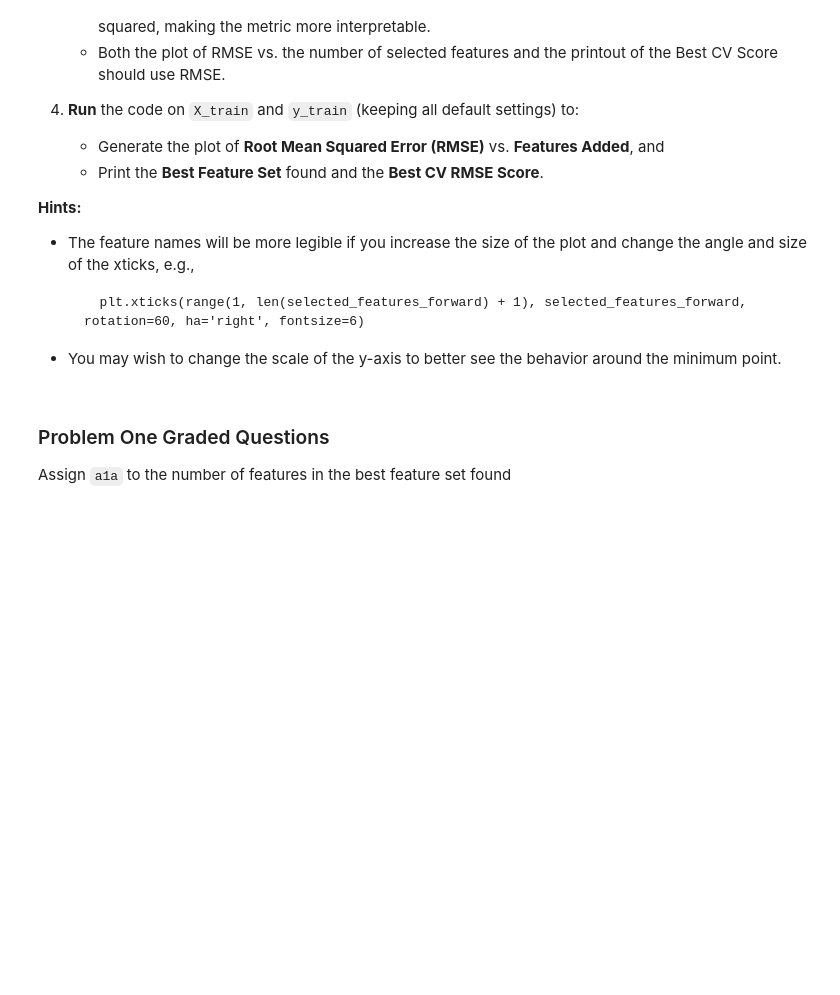
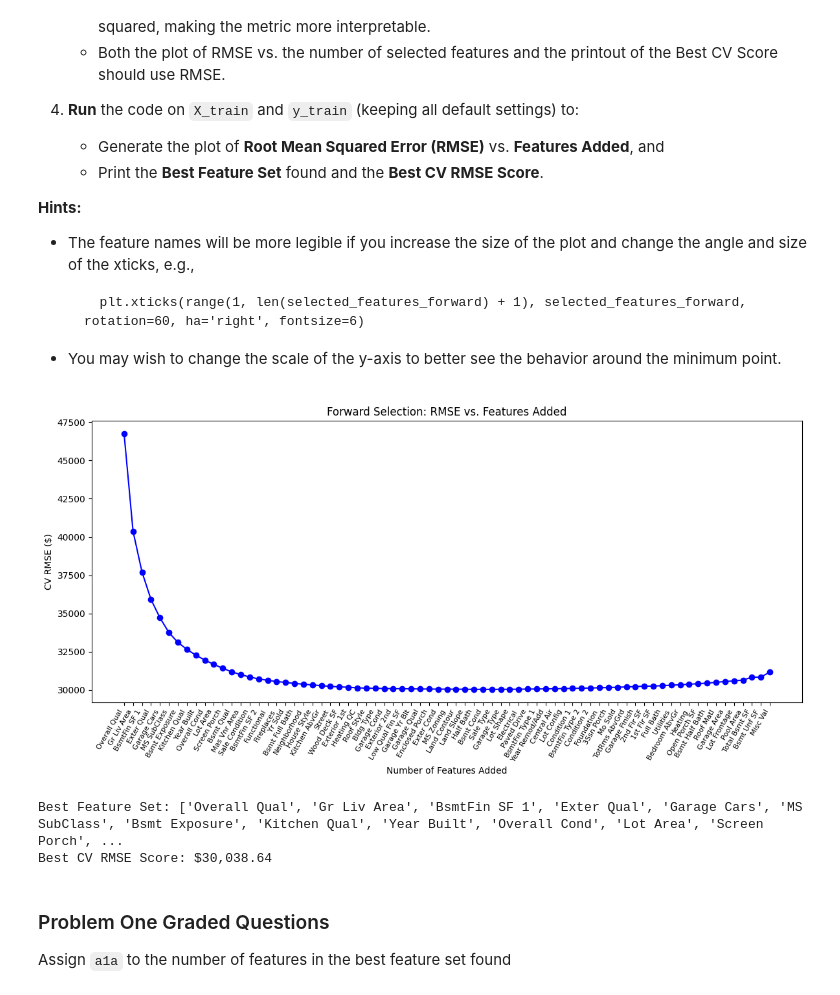
Before and after one commit to yy714x/Module-3-Assignments, a Jupyter notebook: Homework_05.ipynb, the cells around one changed output. Cells and saved outputs as stored; diff of their text form; code cells hidden in the pictures; blank space fills up the shorter version.

```diff
--- a/Homework_05.ipynb
+++ b/Homework_05.ipynb
@@ -178,6 +178,29 @@ def forward_feature_selection(X, y, model,
     )
 # %%
 # Your code here:  Run Forward Feature Selection, plot the results, and print out the Best Feature Set and the Best CV Score found.
+
+lr = LinearRegression()
+
+
+selected_features_fw, best_scores_fw, best_feature_set_fw, best_score_fw = forward_feature_selection(
+    X_train, y_train, lr, scoring='neg_root_mean_squared_error', cv=5, verbose=False
+)
+
+plt.figure(figsize=(12, 6))
+plt.plot(range(1, len(best_scores_fw) + 1), best_scores_fw, marker='o', color='b')
+plt.xlabel('Number of Features Added')
+plt.ylabel('CV RMSE ($)')
+plt.title('Forward Selection: RMSE vs. Features Added')
+plt.xticks(range(1, len(selected_features_fw) + 1), selected_features_fw, rotation=60, ha='right', fontsize=8)
+plt.tight_layout()
+plt.show()
+
+print(f"Best Feature Set: {best_feature_set_fw}")
+print(f"Best CV RMSE Score: ${best_score_fw:,.2f}")
+# %% [output]
+[figure, added]
+Best Feature Set: ['Overall Qual', 'Gr Liv Area', 'BsmtFin SF 1', 'Exter Qual', 'Garage Cars', 'MS SubClass', 'Bsmt Exposure', 'Kitchen Qual', 'Year Built', 'Overall Cond', 'Lot Area', 'Screen Porch', ...
+Best CV RMSE Score: $30,038.64
 # %% [markdown]
 ### Problem One Graded Questions
 
```
Also changed, not shown: parts of 18 cells of this notebook, 4 other files.
